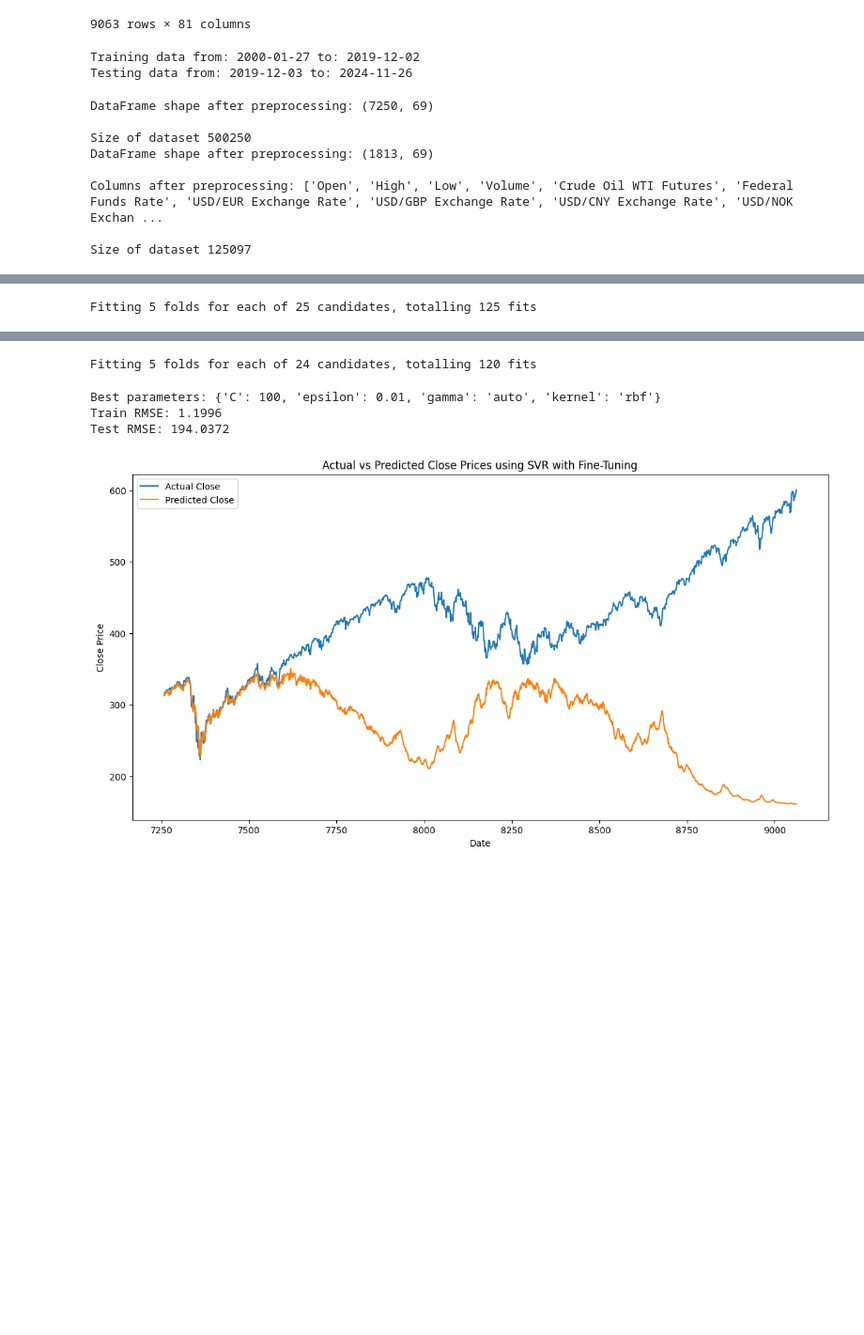
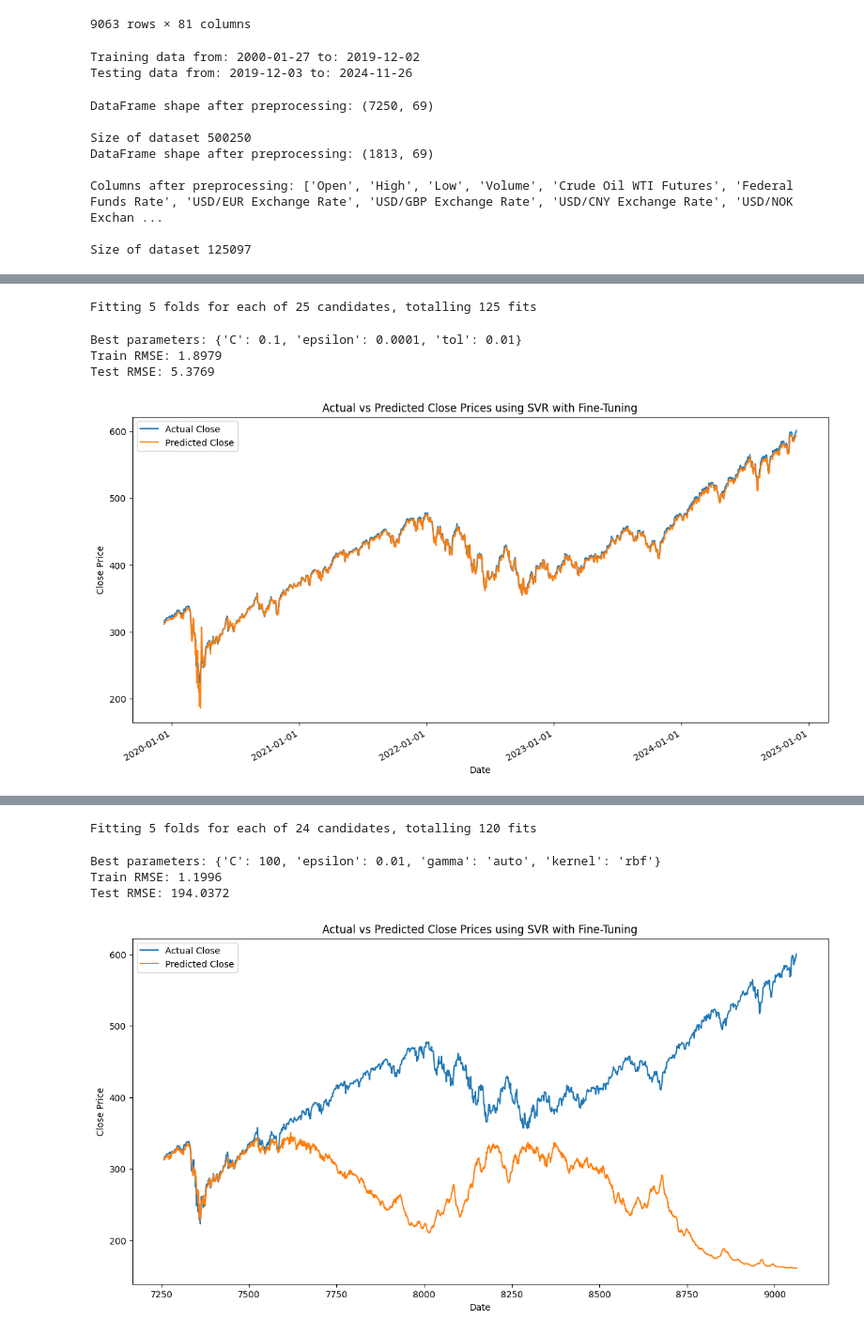
Before and after one commit to KareemAbedHelmy/StockPrediction, a Jupyter notebook: LeeFiles/data_preprocessingv3_dataset3.ipynb, the cells around one changed output, grey strips where cells are left out. Shown at 94% size. Drawn from its saved outputs; the diff is of its cells as text; code cells hidden in the pictures; blank space fills up the shorter version.

```diff
--- a/LeeFiles/data_preprocessingv3_dataset3.ipynb
+++ b/LeeFiles/data_preprocessingv3_dataset3.ipynb
@@ -771,8 +789,8 @@ tscv = TimeSeriesSplit(n_splits=5)
 # }
 
 param_grid = {
-    'C': [0.01, 0.1, 1, 10, 100],
-    'epsilon': [0.00001, 0.0001, 0.001, 0.01, 0.1],
+    'C': [0.1, 1, 10, 100],
+    'epsilon': [0.0001, 0.001, 0.01, 0.1],
     'tol': [1e-2]
 }
 
@@ -839,30 +857,34 @@ train_pred_df = pd.DataFrame({
 })
 
 test_pred_df = pd.DataFrame({
     'Date': dates_test_seq,
     'Actual_Close': y_test_actual.flatten(),
     'Predicted_Close': test_predictions.flatten()
 })
 
 # Plot Actual vs Predicted Close Prices for test set
 
 import matplotlib.pyplot as plt
 import matplotlib.dates as mdates
 
 # Plot Actual vs Predicted Close Prices for test set
 plt.figure(figsize=(14, 7))
 plt.plot(pd.to_datetime(test_pred_df['Date']), test_pred_df['Actual_Close'], label='Actual Close')
 plt.plot(pd.to_datetime(test_pred_df['Date']), test_pred_df['Predicted_Close'], label='Predicted Close')
 
 # Format the x-axis to show dates properly
 plt.gca().xaxis.set_major_formatter(mdates.DateFormatter('%Y-%m-%d'))
 plt.gca().xaxis.set_major_locator(mdates.AutoDateLocator())
 
 plt.xlabel('Date')
 plt.ylabel('Close Price')
 plt.title('Actual vs Predicted Close Prices using SVR with Fine-Tuning')
 plt.legend()
 plt.gcf().autofmt_xdate()  # Rotate date labels
 plt.show()
 # %% [output]
 Fitting 5 folds for each of 25 candidates, totalling 125 fits
+Best parameters: {'C': 0.1, 'epsilon': 0.0001, 'tol': 0.01}
+Train RMSE: 1.8979
+Test RMSE: 5.3769
+[figure, added]
```
Also changed, not shown: parts of 11 cells of this notebook, 2 other files.
